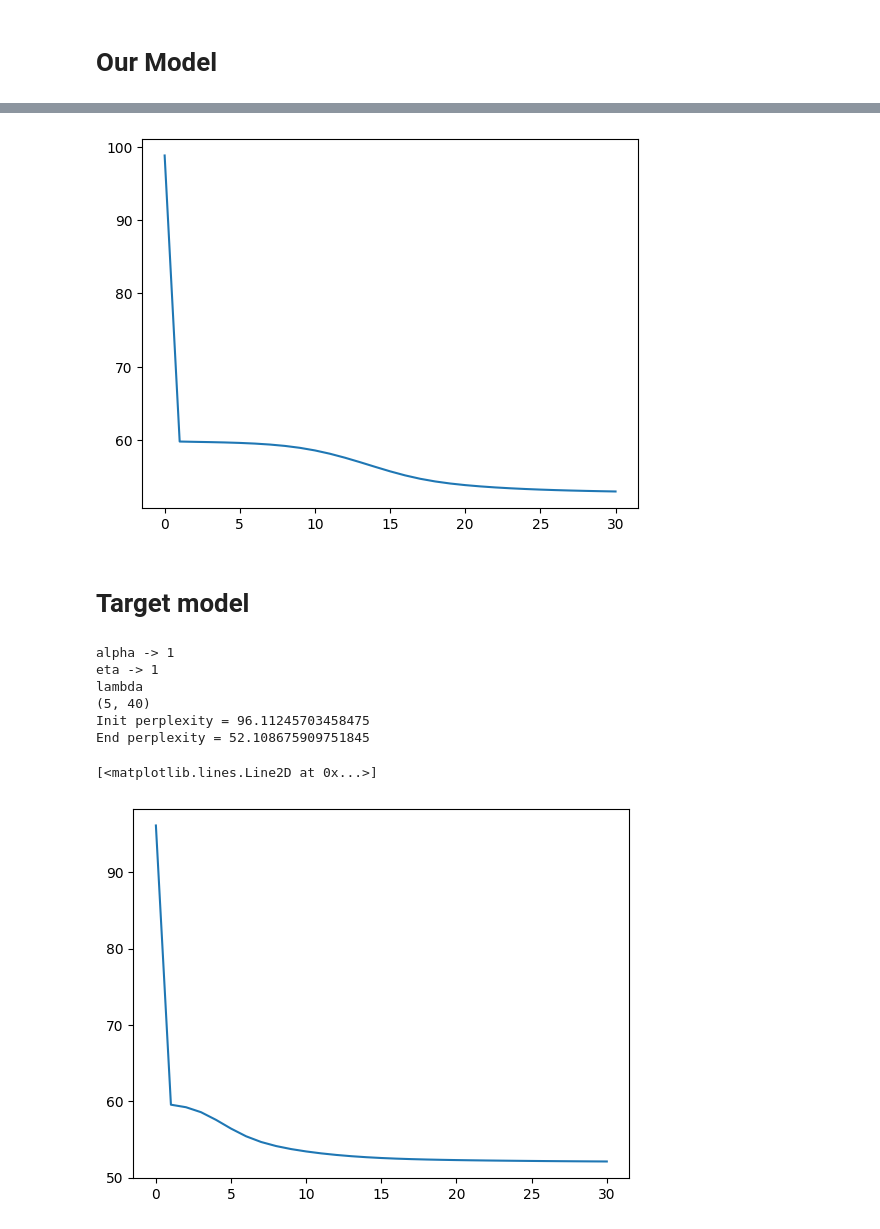
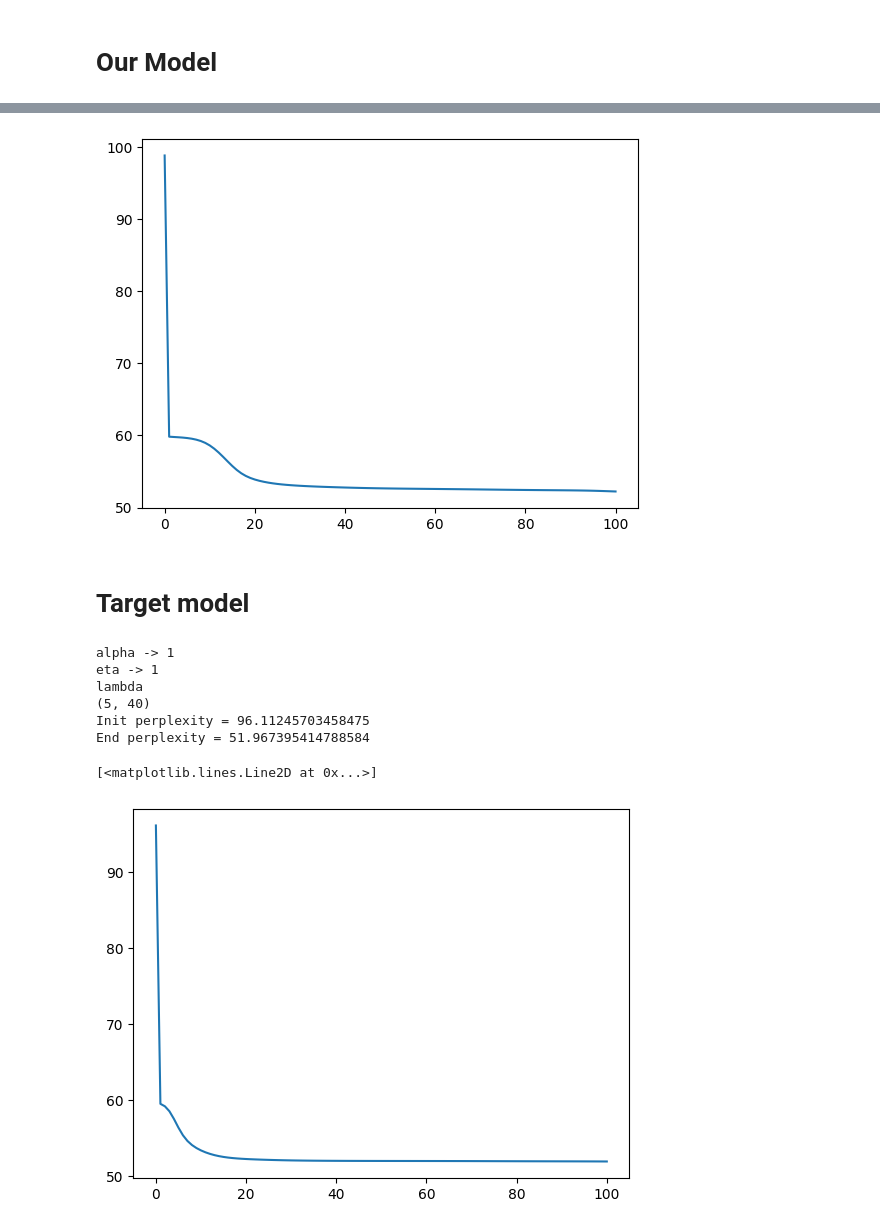
Before and after one commit to RobbenRibery/TuoTuo, a Jupyter notebook: notebook/main copy.ipynb, the cells around one changed output, grey strips where cells are left out. Cells and saved outputs as stored; diff of their text form; code cells hidden in the pictures.

```diff
--- a/notebook/main copy.ipynb
+++ b/notebook/main copy.ipynb
@@ -134,7 +134,7 @@ perplexities.append(init_perplexity)
 print()
 print(f"Init perplexity = {init_perplexity}")
 
-for i in range(30):
+for i in range(100):
 
     expec_log_theta, expec_log_beta = \
         lda.em_step(
@@ -175,4 +175,4 @@ Wall time: 507 ms
-[figure, old version]
+[figure, new version]
 # %% [markdown]
 # Target model
 # %%
@@ -200,7 +200,7 @@ init_perplexity = sklearn_lda._perplexity_precomp_distr(
 print(f"Init perplexity = {init_perplexity}")
 perplxities_sklearn.append(init_perplexity)
 
-for i in range(30):
+for i in range(100):
 
     sklearn_lda._em_step(doc_vocab_count, doc_vocab_count.shape[0], True, )
 
@@ -215,6 +215,6 @@ eta -> 1
 lambda
 (5, 40)
 Init perplexity = 96.11245703458475
-End perplexity = 52.108675909751845
+End perplexity = 51.967395414788584
 [<matplotlib.lines.Line2D at 0x...>]
-[figure, old version]
+[figure, new version]
```
Also changed, not shown: parts of 1 cell of this notebook, 1 other file.
